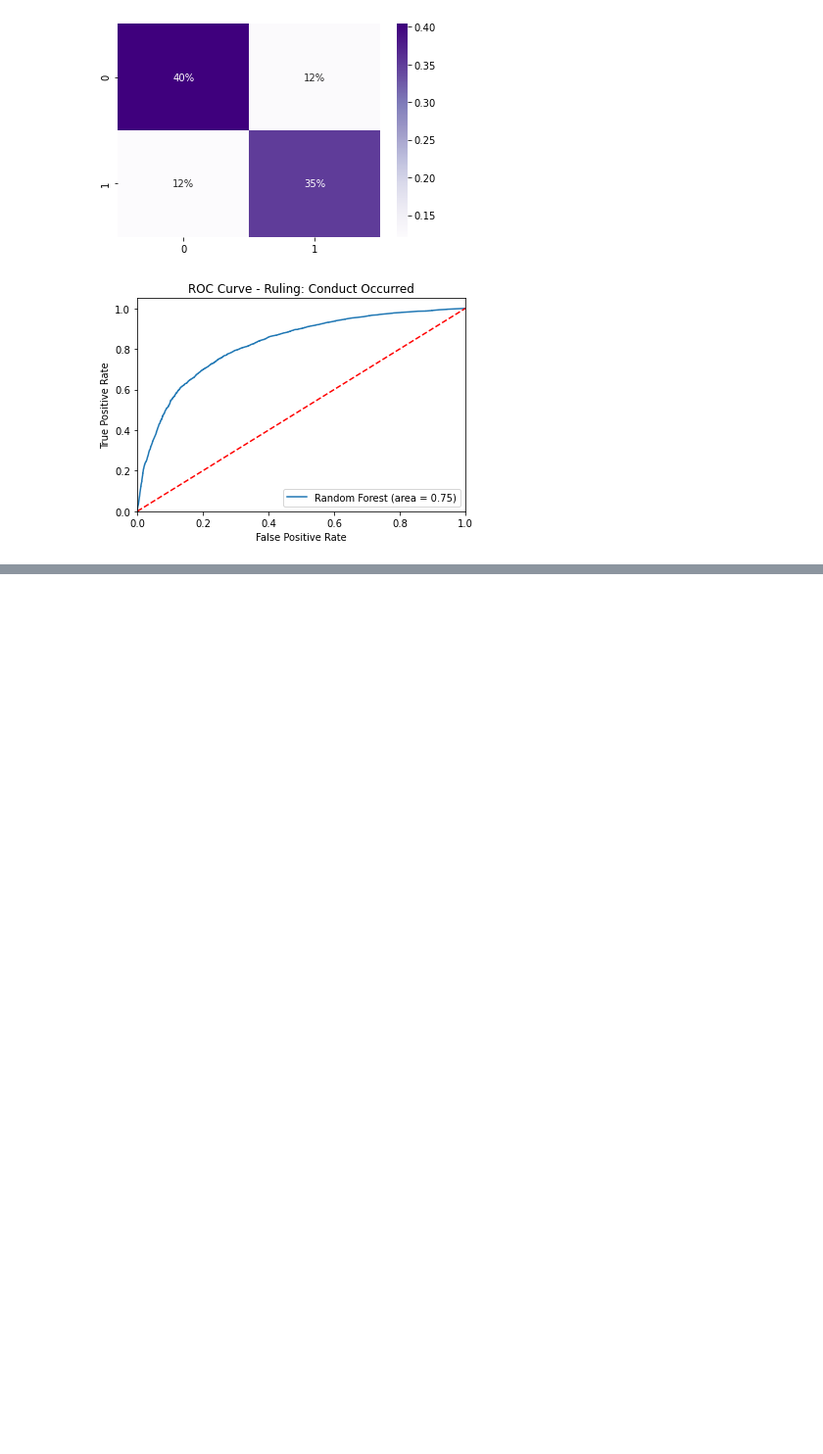
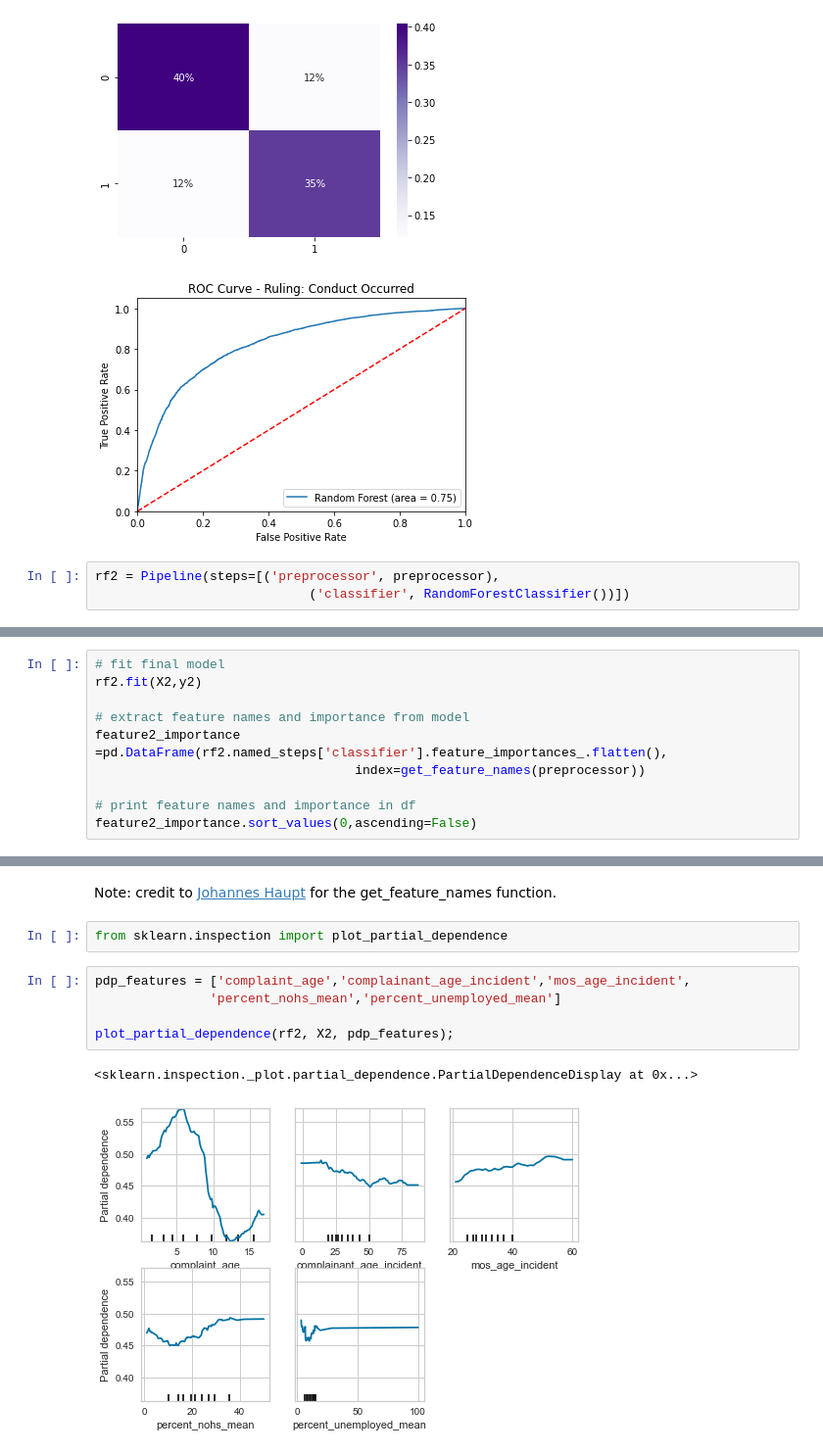
Before and after one commit to labb0t/nypd-complaints, a Jupyter notebook: modeling.ipynb, the cells around one changed output, grey strips where cells are left out. Shown: that part at 98% size. Cells and saved outputs as stored; diff of their text form; blank space fills up the shorter version.

```diff
--- a/modeling.ipynb
+++ b/modeling.ipynb
@@ -161,3 +239,6 @@ get_classifier_performance(X=X2,y=y2,model=RandomForestClassifier(),preprocessor
 weighted avg       0.75      0.75      0.75     11782
 [figure]
 [figure]
+# %%
+rf2 = Pipeline(steps=[('preprocessor', preprocessor),
+                            ('classifier', RandomForestClassifier())])
@@ -163,0 +268,10 @@ weighted avg       0.75      0.75      0.75     11782
+# %%
+# fit final model
+rf2.fit(X2,y2)
+
+# extract feature names and importance from model
+feature2_importance =pd.DataFrame(rf2.named_steps['classifier'].feature_importances_.flatten(),
+                                  index=get_feature_names(preprocessor))
+
+# print feature names and importance in df
+feature2_importance.sort_values(0,ascending=False)
@@ -163,0 +296,12 @@ weighted avg       0.75      0.75      0.75     11782
+# %% [markdown]
+Note: credit to [Johannes Haupt](https://johaupt.github.io/scikit-learn/tutorial/python/data%20processing/ml%20pipeline/model%20interpretation/columnTransformer_feature_names.html) for the get_feature_names function.
+# %%
+from sklearn.inspection import plot_partial_dependence
+# %%
+pdp_features = ['complaint_age','complainant_age_incident','mos_age_incident',
+               'percent_nohs_mean','percent_unemployed_mean']
+
+plot_partial_dependence(rf2, X2, pdp_features);
+# %% [output]
+<sklearn.inspection._plot.partial_dependence.PartialDependenceDisplay at 0x...>
+[figure, added]
```
Also changed, not shown: parts of 15 cells of this notebook, 2 other files.
